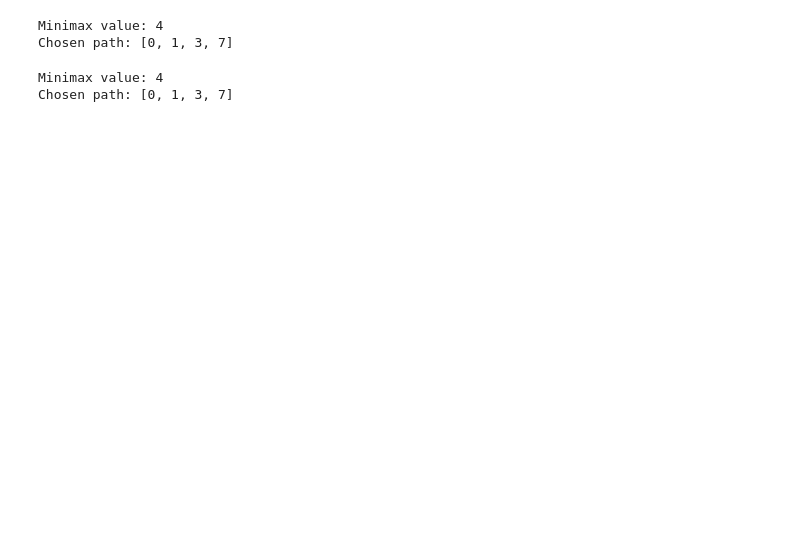
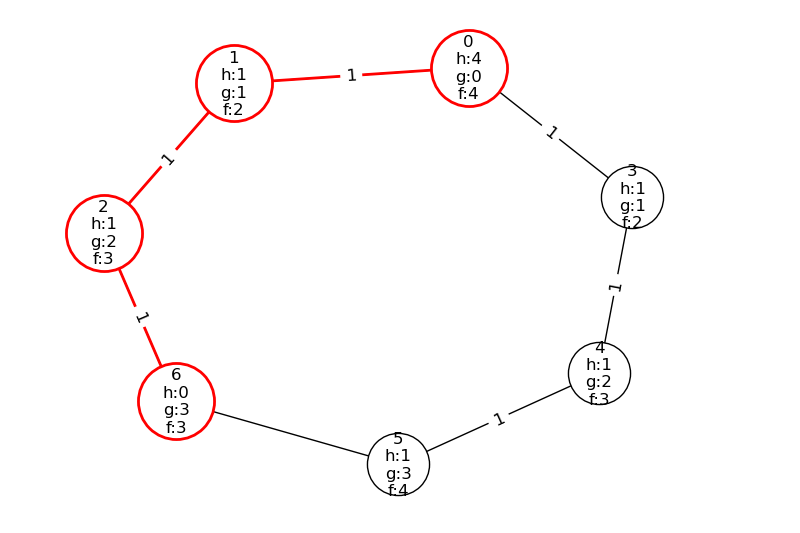
Before and after one commit to magn3144/Exam-Helper-Scripts, a Jupyter notebook: main.ipynb, the cells around one changed output. Cells and saved outputs as stored; diff of their text form; code cells hidden in the pictures; blank space fills up the shorter version.

Commit message:
Added: alphabeta visualizer, astar, astar visualiz

```diff
--- a/main.ipynb
+++ b/main.ipynb
@@ -12,15 +11,5 @@ draw_tree(tree_graph, [], True)
 # %%
 values = [4, 1, 8, 5, 1, 2, 7, 5]
-minimax_value, chosen_path = minimax(tree_graph, values)
-print("Minimax value:", minimax_value)
+chosen_path, minimax_values = minimax(tree_graph, values)
+print("Minimax values:", minimax_values)
 print("Chosen path:", chosen_path)
-# %% [output]
-Minimax value: 4
-Chosen path: [0, 1, 3, 7]
-# %%
-minimax_value, chosen_path = alpha_beta_search(tree_graph, values)
-print("Minimax value:", minimax_value)
-print("Chosen path:", chosen_path)
-# %% [output]
-Minimax value: 4
-Chosen path: [0, 1, 3, 7]
@@ -26,0 +25,6 @@ Chosen path: [0, 1, 3, 7]
+# %%
+graph = [[1,3], [2], [6], [4], [5], [6], []]
+h_values = [4, 1, 1, 1, 1, 1, 0]
+visualize_astar(graph, 0, 6, h_values, 1, node_size=3000)
+# %% [output]
+[figure, added]
```
Also changed, not shown: parts of 3 cells of this notebook, 10 other files.
